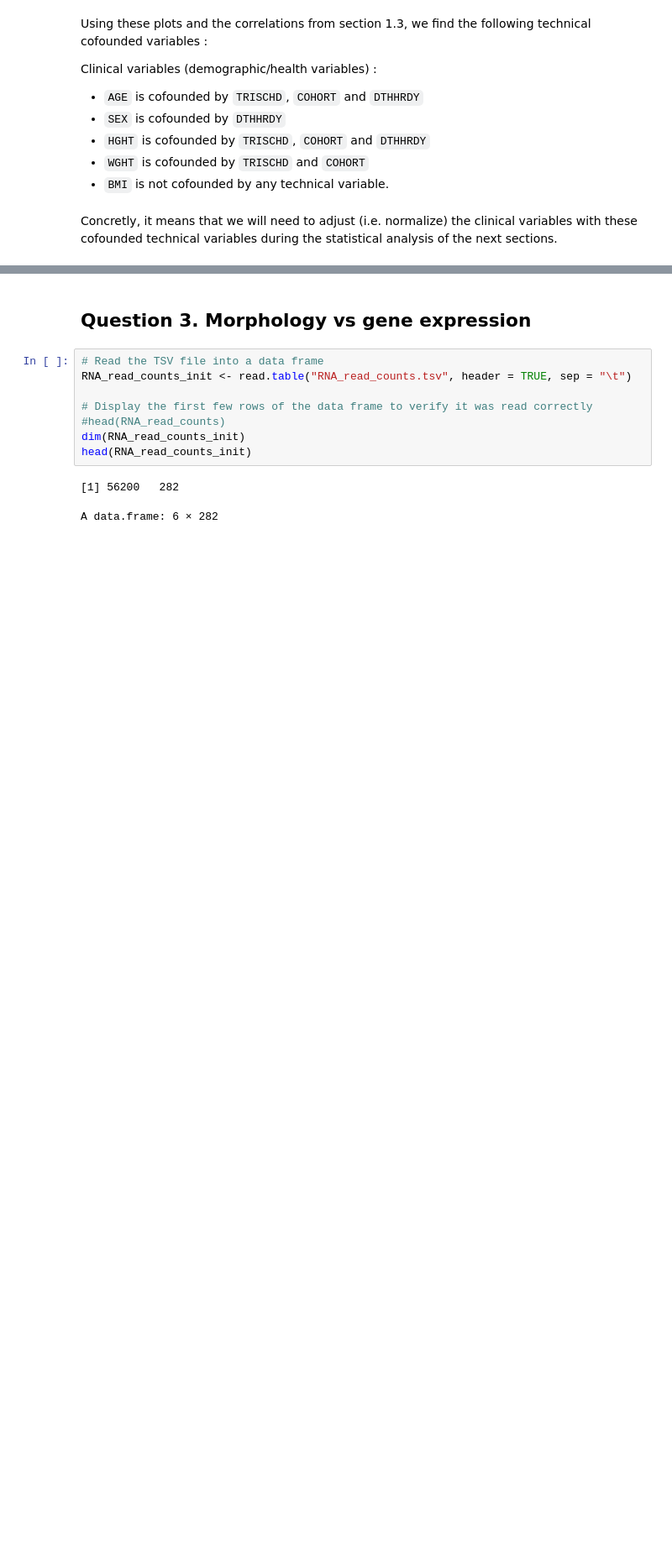
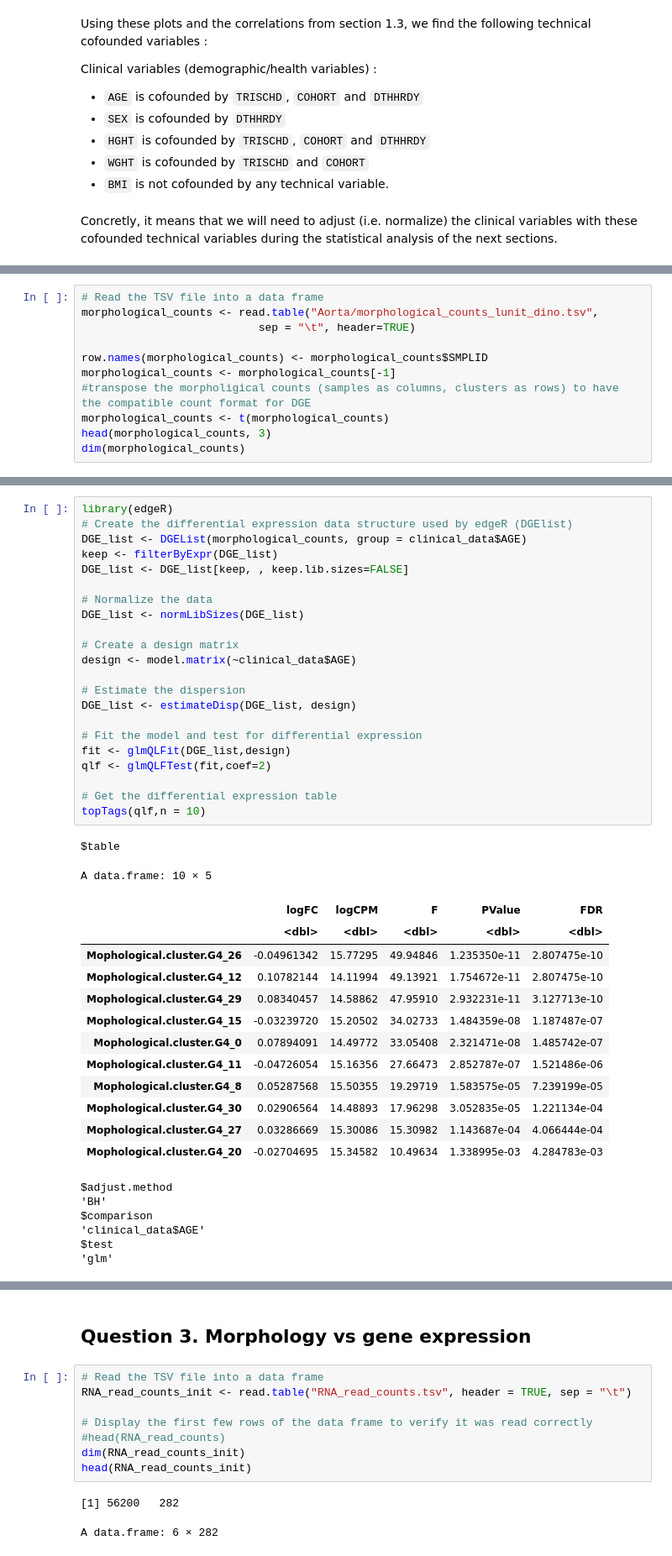
Before and after one commit to Abellanger123/GenomicProject, a Jupyter notebook: Arthur Functional Genomics Project.ipynb, the cells around one changed output, grey strips where cells are left out. Shown: that part at 84% size. Saved outputs shown, nothing was run; the diff lists cells and outputs as text; blank space fills up the shorter version.

```diff
--- a/Arthur Functional Genomics Project.ipynb
+++ b/Arthur Functional Genomics Project.ipynb
@@ -675,0 +581,11 @@ DESeq2::plotMA(object = dds_COHORT, ylim = c(-5, 5))
+# %%
+# Read the TSV file into a data frame
+morphological_counts <- read.table("Aorta/morphological_counts_lunit_dino.tsv",
+                           sep = "\t", header=TRUE)
+
+row.names(morphological_counts) <- morphological_counts$SMPLID
+morphological_counts <- morphological_counts[-1]
+#transpose the morpholigical counts (samples as columns, clusters as rows) to have the compatible count format for DGE
+morphological_counts <- t(morphological_counts)
+head(morphological_counts, 3)
+dim(morphological_counts)
@@ -675,0 +607,43 @@ DESeq2::plotMA(object = dds_COHORT, ylim = c(-5, 5))
+# %%
+library(edgeR)
+# Create the differential expression data structure used by edgeR (DGElist)
+DGE_list <- DGEList(morphological_counts, group = clinical_data$AGE)
+keep <- filterByExpr(DGE_list)
+DGE_list <- DGE_list[keep, , keep.lib.sizes=FALSE]
+
+# Normalize the data
+DGE_list <- normLibSizes(DGE_list)
+
+# Create a design matrix
+design <- model.matrix(~clinical_data$AGE)
+
+# Estimate the dispersion
+DGE_list <- estimateDisp(DGE_list, design)
+
+# Fit the model and test for differential expression
+fit <- glmQLFit(DGE_list,design)
+qlf <- glmQLFTest(fit,coef=2)
+
+# Get the differential expression table
+topTags(qlf,n = 10)
+# %% [output]
+$table
+A data.frame: 10 × 5
+|  | logFC | logCPM | F | PValue | FDR |
+|  | <dbl> | <dbl> | <dbl> | <dbl> | <dbl> |
+| Mophological.cluster.G4_26 | -0.04961342 | 15.77295 | 49.94846 | 1.235350e-11 | 2.807475e-10 |
+| Mophological.cluster.G4_12 | 0.10782144 | 14.11994 | 49.13921 | 1.754672e-11 | 2.807475e-10 |
+| Mophological.cluster.G4_29 | 0.08340457 | 14.58862 | 47.95910 | 2.932231e-11 | 3.127713e-10 |
+| Mophological.cluster.G4_15 | -0.03239720 | 15.20502 | 34.02733 | 1.484359e-08 | 1.187487e-07 |
+| Mophological.cluster.G4_0 | 0.07894091 | 14.49772 | 33.05408 | 2.321471e-08 | 1.485742e-07 |
+| Mophological.cluster.G4_11 | -0.04726054 | 15.16356 | 27.66473 | 2.852787e-07 | 1.521486e-06 |
+| Mophological.cluster.G4_8 | 0.05287568 | 15.50355 | 19.29719 | 1.583575e-05 | 7.239199e-05 |
+| Mophological.cluster.G4_30 | 0.02906564 | 14.48893 | 17.96298 | 3.052835e-05 | 1.221134e-04 |
+| Mophological.cluster.G4_27 | 0.03286669 | 15.30086 | 15.30982 | 1.143687e-04 | 4.066444e-04 |
+| Mophological.cluster.G4_20 | -0.02704695 | 15.34582 | 10.49634 | 1.338995e-03 | 4.284783e-03 |
+$adjust.method
+'BH'
+$comparison
+'clinical_data$AGE'
+$test
+'glm'
```
Also changed, not shown: parts of 24 cells of this notebook.
